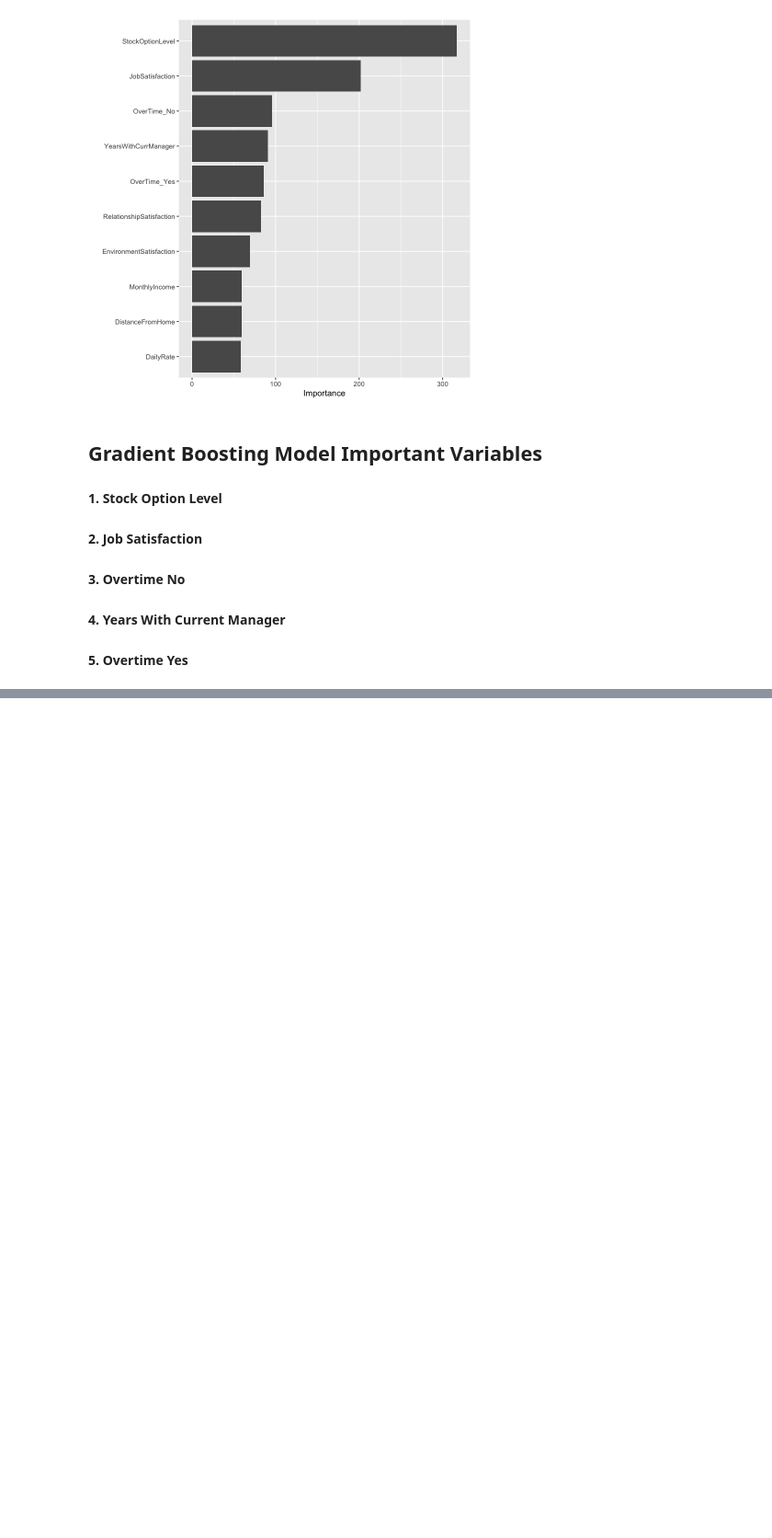
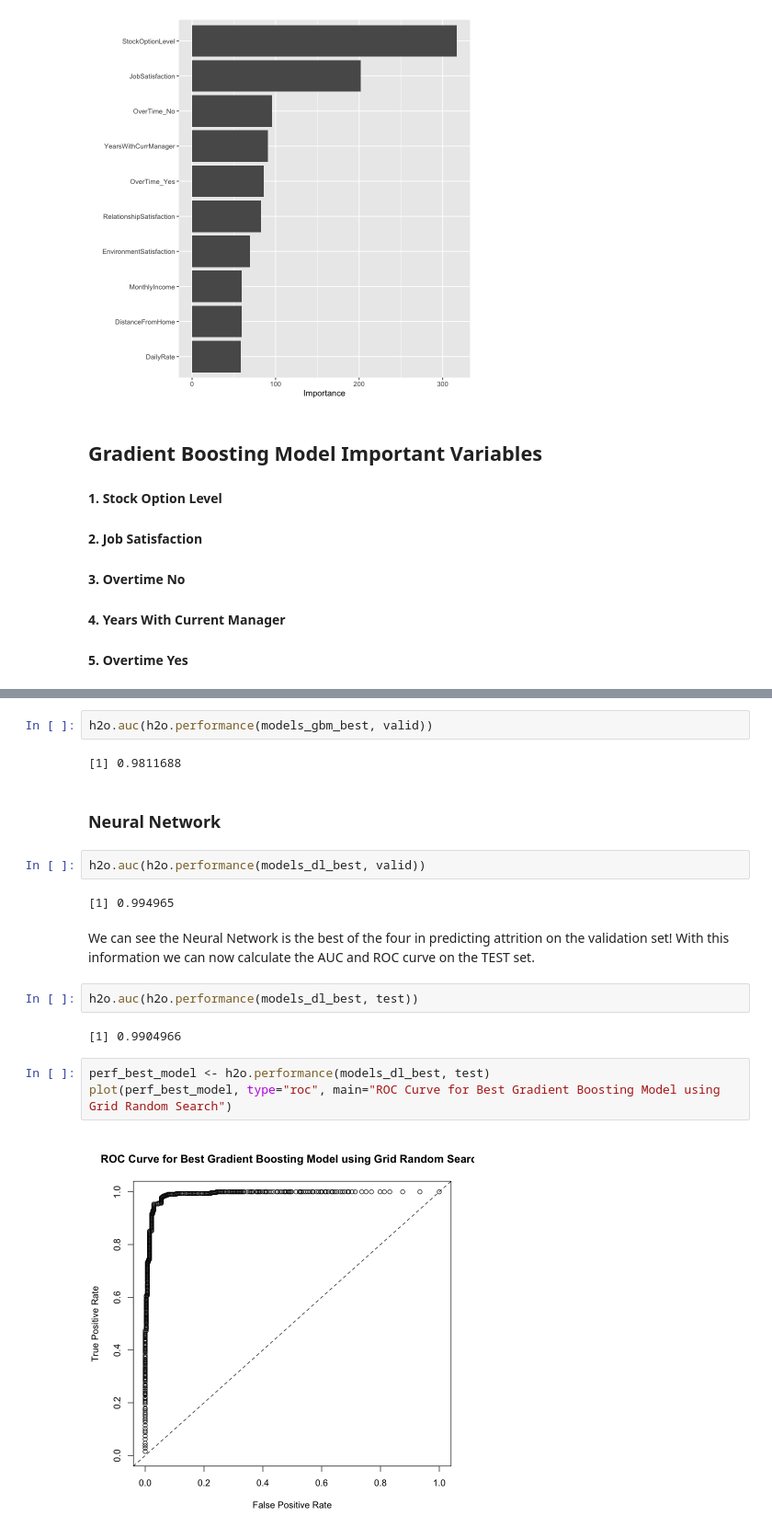
Before and after one commit to NaveenM12/DataChallenge_IBM_Employees, a Jupyter notebook: R_Models/R_Attrition_Models.ipynb, the cells around one changed output, grey strips where cells are left out. Shown: that part at 92% size. Saved outputs shown, nothing was run; the diff lists cells and outputs as text; blank space fills up the shorter version.

```diff
--- a/R_Models/R_Attrition_Models.ipynb
+++ b/R_Models/R_Attrition_Models.ipynb
@@ -311,0 +421,21 @@ vip::vip(models_gbm_best)
+# %%
+h2o.auc(h2o.performance(models_gbm_best, valid))
+# %% [output]
+[1] 0.9811688
+# %% [markdown]
+### Neural Network
+# %%
+h2o.auc(h2o.performance(models_dl_best, valid))
+# %% [output]
+[1] 0.994965
+# %% [markdown]
+We can see the Neural Network is the best of the four in predicting attrition on the validation set! With this information we can now calculate the AUC and ROC curve on the TEST set.
+# %%
+h2o.auc(h2o.performance(models_dl_best, test))
+# %% [output]
+[1] 0.9904966
+# %%
+perf_best_model <- h2o.performance(models_dl_best, test)
+plot(perf_best_model, type="roc", main="ROC Curve for Best Gradient Boosting Model using Grid Random Search")
+# %% [output]
+[figure, added]
```
Also changed, not shown: parts of 28 cells of this notebook.
